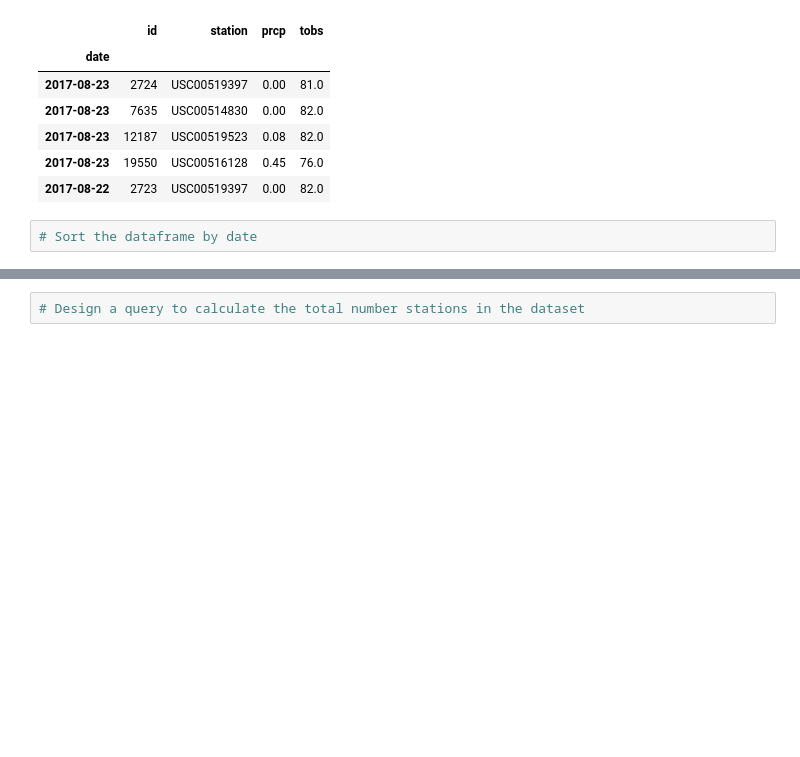
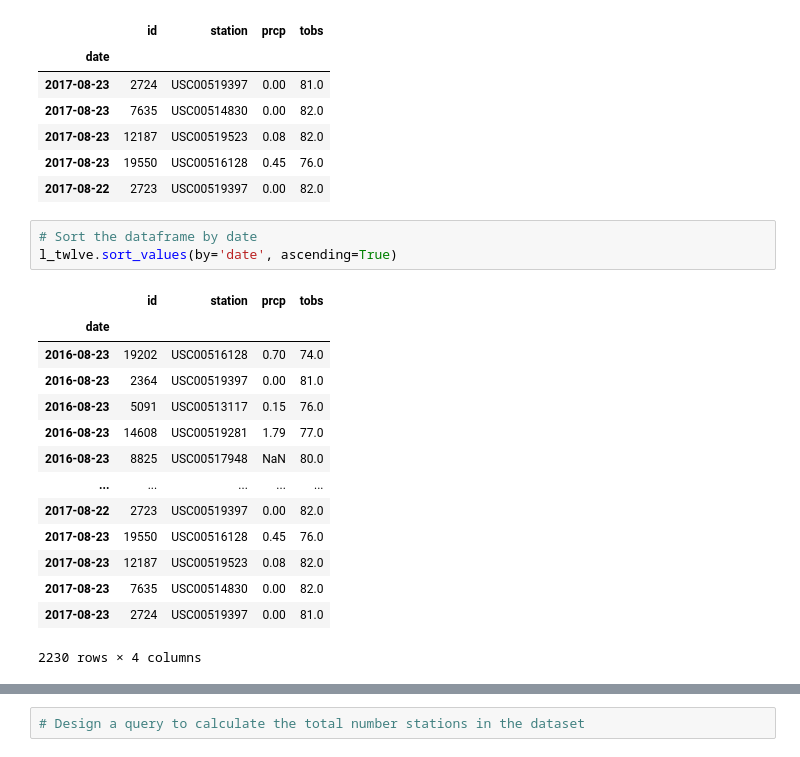
Before and after one commit to eddie0rNot/sqlalchemy-challenge, a Jupyter notebook: main_code.ipynb, the cells around one changed output, grey strips where cells are left out. Saved outputs shown, nothing was run; the diff lists cells and outputs as text; blank space fills up the shorter version.

```diff
--- a/main_code.ipynb
+++ b/main_code.ipynb
@@ -153,3 +153,19 @@ l_twlve.head()
 | 2017-08-22 | 2723 | USC00519397 | 0.00 | 82.0 |
 # %%
 # Sort the dataframe by date
+l_twlve.sort_values(by='date', ascending=True)
+# %% [output]
+|  | id | station | prcp | tobs |
+| date |  |  |  |  |
+| 2016-08-23 | 19202 | USC00516128 | 0.70 | 74.0 |
+| 2016-08-23 | 2364 | USC00519397 | 0.00 | 81.0 |
+| 2016-08-23 | 5091 | USC00513117 | 0.15 | 76.0 |
+| 2016-08-23 | 14608 | USC00519281 | 1.79 | 77.0 |
+| 2016-08-23 | 8825 | USC00517948 | NaN | 80.0 |
+| ... | ... | ... | ... | ... |
+| 2017-08-22 | 2723 | USC00519397 | 0.00 | 82.0 |
+| 2017-08-23 | 19550 | USC00516128 | 0.45 | 76.0 |
+| 2017-08-23 | 12187 | USC00519523 | 0.08 | 82.0 |
+| 2017-08-23 | 7635 | USC00514830 | 0.00 | 82.0 |
+| 2017-08-23 | 2724 | USC00519397 | 0.00 | 81.0 |
+2230 rows × 4 columns
```
Also changed, not shown: parts of 4 cells of this notebook.
